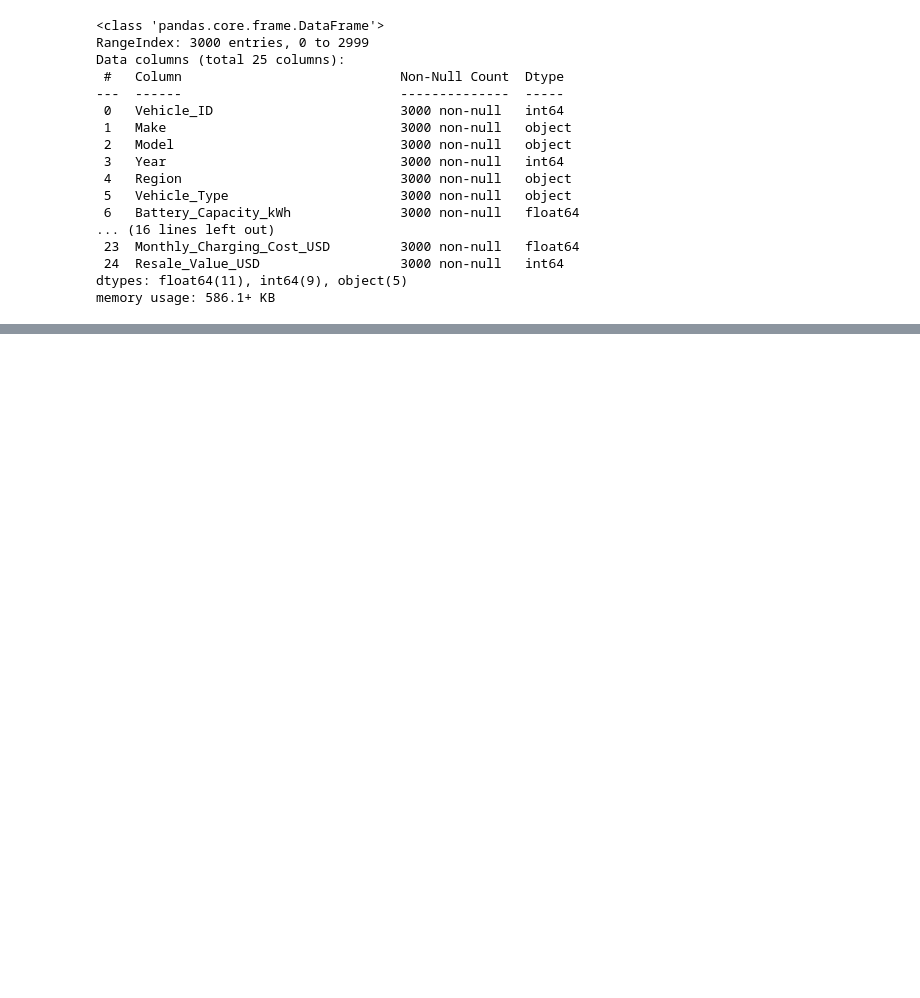
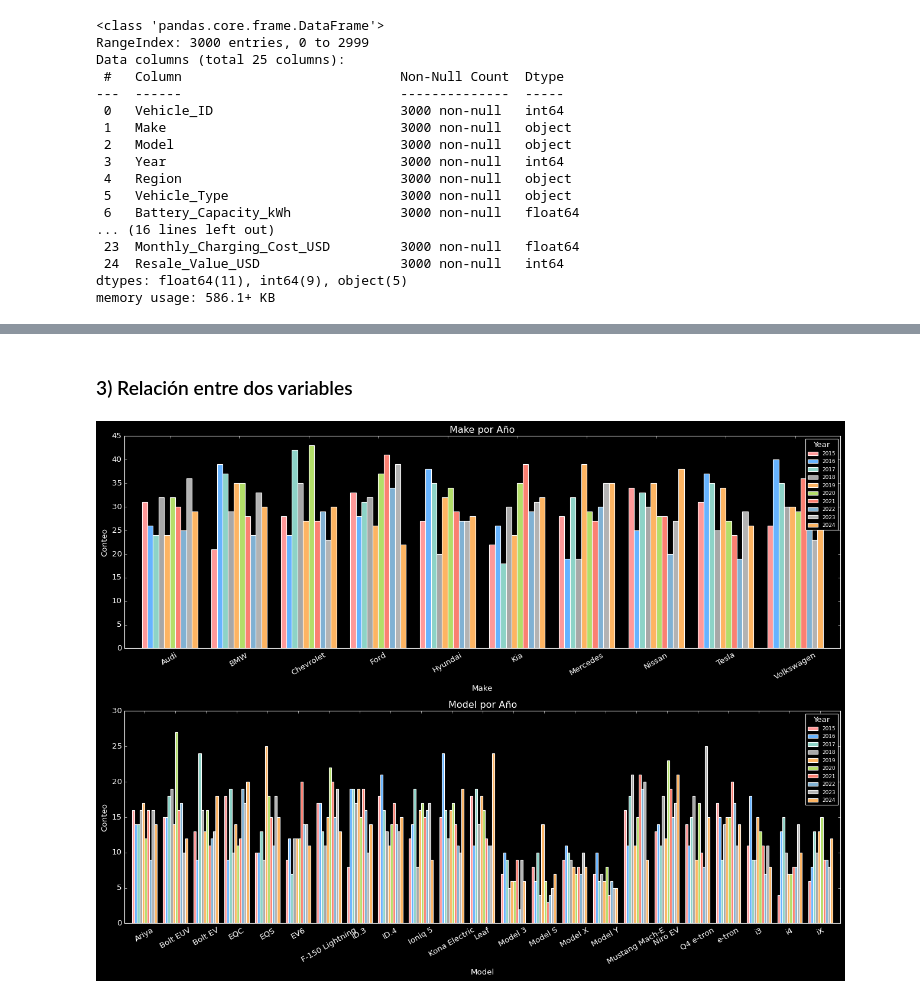
Before and after one commit to danielgonzalezp-96/Fundamentos_de_programacion_DGP, a Jupyter notebook: Taller_3_FdP/Electric_vehicle.ipynb, the cells around one changed output, grey strips where cells are left out. Saved outputs shown, nothing was run; the diff lists cells and outputs as text; code cells hidden in the pictures; blank space fills up the shorter version.

```diff
--- a/Taller_3_FdP/Electric_vehicle.ipynb
+++ b/Taller_3_FdP/Electric_vehicle.ipynb
@@ -73,0 +202,31 @@ plt.show()
+# %% [markdown]
+### 3) Relación entre dos variables
+# %%
+plt.style.use('dark_background')
+
+cols = ["Make", "Model"]
+colors = ['#ff9999', '#66b3ff', '#8DD3C7', '#a7a7a7', '#FDB462', '#B3DE69', '#FB8072', '#80B1D3', '#B3B3B3', '#FDB462']
+
+fig, axs = plt.subplots(nrows=2, ncols=1, figsize=(16, 12))
+
+for idx, column in enumerate(cols):
+    ax = axs[idx]
+
+    pivot = (
+        datacsv.groupby([column, "Year"])
+               .size()
+               .unstack(fill_value=0)
+    )
+
+    pivot.plot(kind="bar", ax=ax, color=colors[:len(pivot.columns)], width=0.8)
+
+    ax.set_title(f"{column} por Año")
+    ax.set_xlabel(column)
+    ax.set_ylabel("Conteo")
+    ax.legend(title="Year", fontsize=8)
+    ax.tick_params(axis='x', rotation=30)
+
+plt.tight_layout()
+plt.show()
+# %% [output]
+[figure, added]
```
Also changed, not shown: parts of 24 cells of this notebook.
